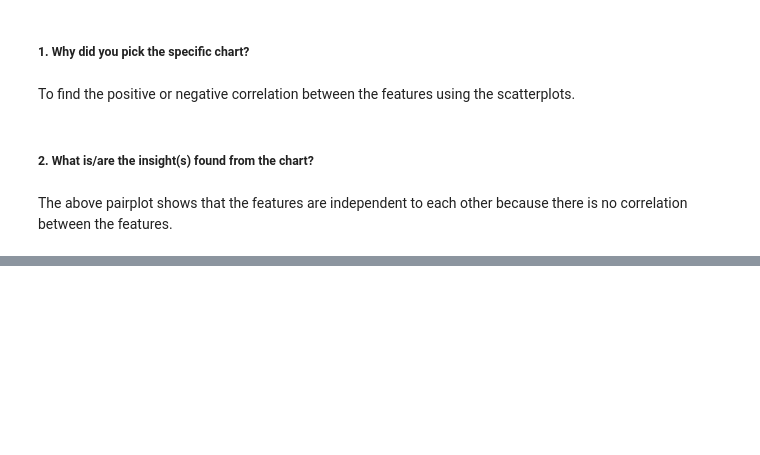
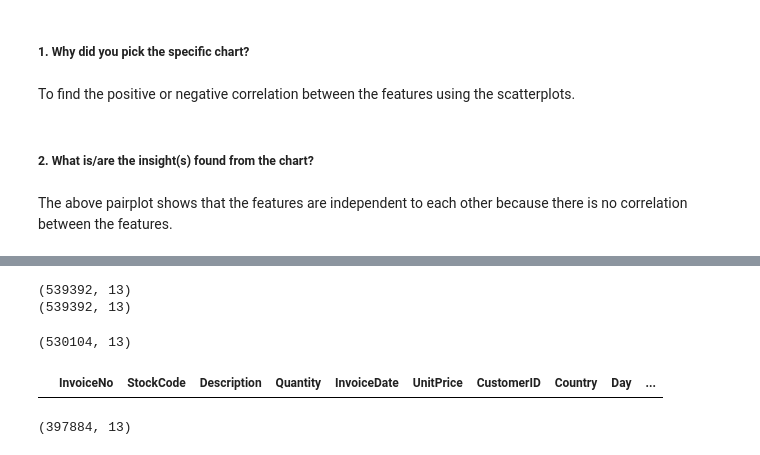
Before and after one commit to Madhukargoud2197/Myntra_Online_Retail_Segmentation_Project, a Jupyter notebook: Myntra_Online_Retail_Customer_Segmentation_Project.ipynb, the cells around one changed output, grey strips where cells are left out. Cells and saved outputs as stored; diff of their text form; code cells hidden in the pictures; blank space fills up the shorter version.

```diff
--- a/Myntra_Online_Retail_Customer_Segmentation_Project.ipynb
+++ b/Myntra_Online_Retail_Customer_Segmentation_Project.ipynb
@@ -1133,0 +1271,26 @@ The above pairplot shows that the features are independent to each other because
+# %%
+# Lets copy the dataset so we might not accidently loose any data
+df2 = df.copy()
+print(df.shape)
+print(df2.shape)
+# %% [output]
+(539392, 13)
+(539392, 13)
+# %%
+#Now lets handle those cancelled orders
+df2 = df2[~df2['InvoiceNo'].astype(str).str.contains('C')]
+print(df2.shape)
+# %% [output]
+(530104, 13)
+# %%
+# Lets check if all those cancelled orders are handled
+cancelled_orders = df2[df2['InvoiceNo'].astype(str).str.contains('C')]
+cancelled_orders.head()
+# %% [output]
+|  | InvoiceNo | StockCode | Description | Quantity | InvoiceDate | UnitPrice | CustomerID | Country | Day | ... |
+# %%
+# Lets also Remove all the missing values associated with customer id
+df2 = df2.dropna(subset=['CustomerID'])
+print(df2.shape)
+# %% [output]
+(397884, 13)
```
Also changed, not shown: parts of 32 cells of this notebook.
